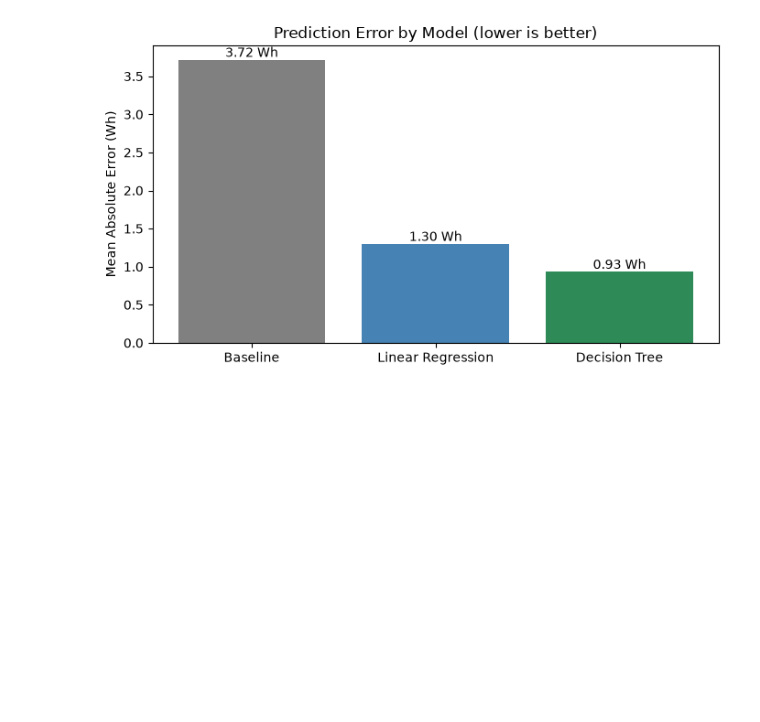
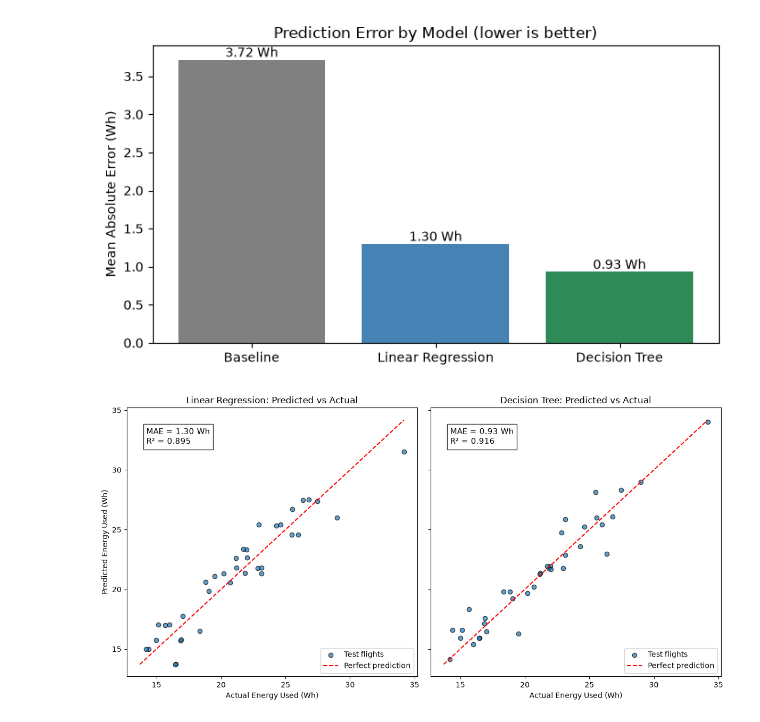
Before and after one commit to MassSarcasm/Battery-Consumption-Drone-Project, a Jupyter notebook: Battery Project.ipynb, the cells around one changed output. Drawn from its saved outputs; the diff is of its cells as text; code cells hidden in the pictures; blank space fills up the shorter version.

```diff
--- a/Battery Project.ipynb
+++ b/Battery Project.ipynb
@@ -241,3 +265,25 @@ plt.show()
 1  Linear Regression      1.30                     65%
 2      Decision Tree      0.93                     75%
 [figure]
+# %%
+fig, axes = plt.subplots(1, 2, figsize=(12, 6), sharex=True, sharey=True)
+
+models = [("Linear Regression", lr_pred), ("Decision Tree", tree_pred)]
+min_val = min(y_test.min(), lr_pred.min(), tree_pred.min())
+max_val = max(y_test.max(), lr_pred.max(), tree_pred.max())
+
+for ax, (name, pred) in zip(axes, models):
+    ax.scatter(y_test, pred, alpha=0.7, edgecolor="black", label="Test flights")
+    ax.plot([min_val, max_val], [min_val, max_val], "r--", label="Perfect prediction")
+    ax.set_title(f"{name}: Predicted vs Actual")
+    ax.set_xlabel("Actual Energy Used (Wh)")
+    ax.text(min_val + 0.5, max_val - 2,
+            f"MAE = {mean_absolute_error(y_test, pred):.2f} Wh\nR² = {r2_score(y_test, pred):.3f}",
+            fontsize=11, bbox=dict(facecolor="white", alpha=0.8))
+    ax.legend(loc="lower right")
+
+axes[0].set_ylabel("Predicted Energy Used (Wh)")
+plt.tight_layout()
+plt.show()
+# %% [output]
+[figure, added]
```
Also changed, not shown: parts of 1 cell of this notebook, 1 other file.
